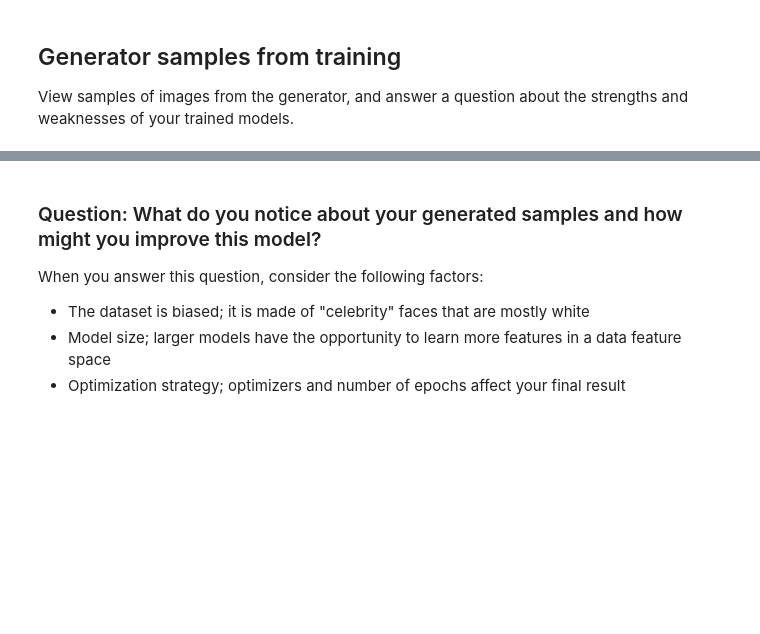
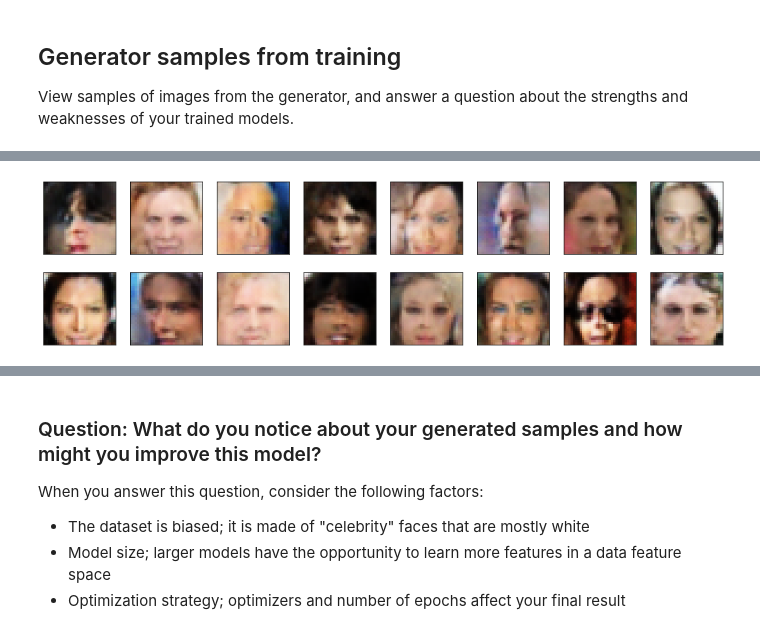
Before and after one commit to daniel-fudge/dlnd-CycleGAN-Face_Generation, a Jupyter notebook: dlnd_face_generation.ipynb, the cells around one changed output, grey strips where cells are left out. Cells and saved outputs as stored; diff of their text form; code cells hidden in the pictures; blank space fills up the shorter version.

```diff
--- a/dlnd_face_generation.ipynb
+++ b/dlnd_face_generation.ipynb
@@ -658,0 +663,4 @@ _ = view_samples(-1, samples)
+# %%
+_ = view_samples(30, samples)
+# %% [output]
+[figure, added]
```
Also changed, not shown: parts of 11 cells of this notebook, 3 other files.
